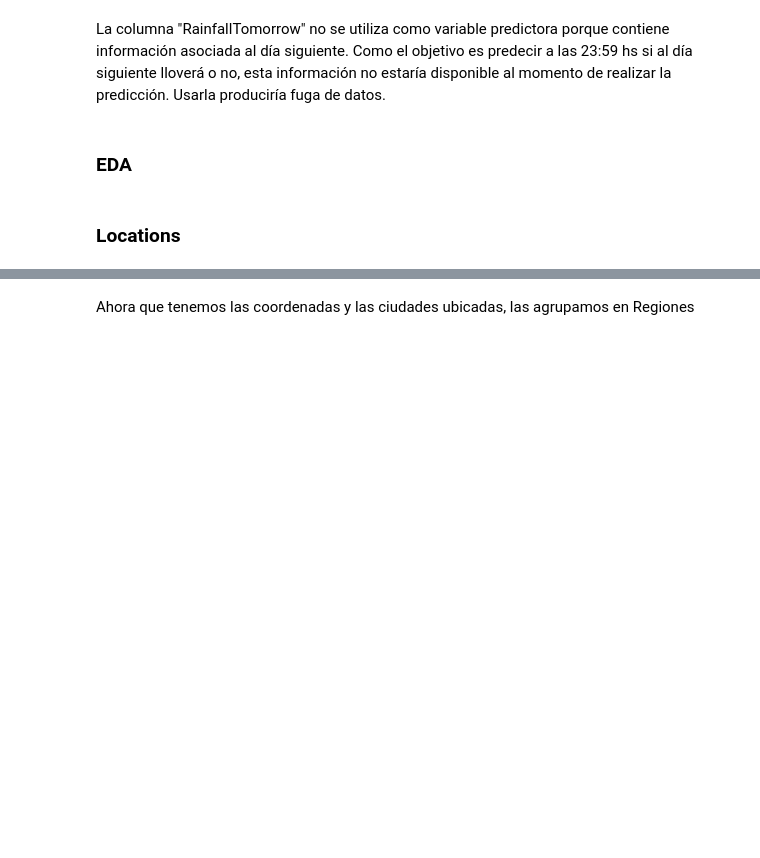
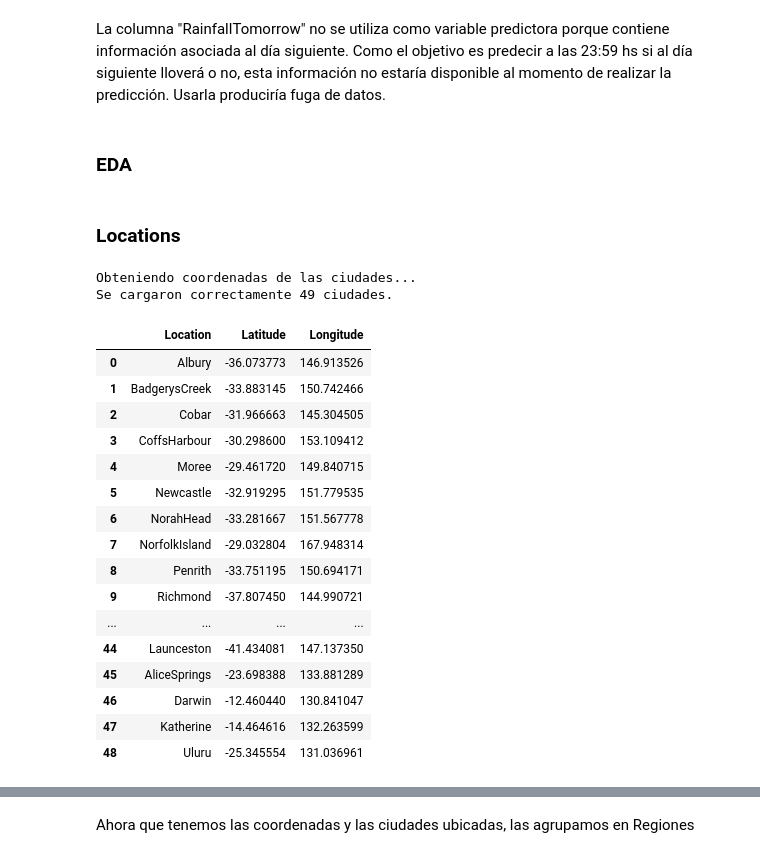
Before and after one commit to ZahirJacob/AA1-TUIA-Dimenna-Jacob-Taborda, a Jupyter notebook: TP_clasificacion_AA1.ipynb, the cells around one changed output, grey strips where cells are left out. Saved outputs shown, nothing was run; the diff lists cells and outputs as text; code cells hidden in the pictures; blank space fills up the shorter version.

```diff
--- a/TP_clasificacion_AA1.ipynb
+++ b/TP_clasificacion_AA1.ipynb
@@ -113,13 +183,22 @@ def CamelCase(cadena: str) -> str:
   return resultado
 # %%
 ciudades = df['Location'].unique()
-geolocator = Nominatim(user_agent="climate_region_clustering")
-geocode = RateLimiter(geolocator.geocode, min_delay_seconds=1)  # evita baneos por rate limit
+geolocator = Nominatim(user_agent="climate_region_clustering", timeout=10)
+geocode = RateLimiter(
+    geolocator.geocode,
+    min_delay_seconds=1.2,
+    max_retries=3,
+    error_wait_seconds=5,
+    swallow_exceptions=True,
+    return_value_on_exception=None
+)
 # Obtener coordenadas
 coords = []
 contador = 0
+print("Obteniendo coordenadas de las ciudades...")
 for ciudad in ciudades:
   location = geocode(f"{CamelCase(ciudad)}, Australia")
+  #print(location)
   if location:
     lat = location.latitude
     lon = location.longitude
@@ -131,6 +210,29 @@ for ciudad in ciudades:
 
 df_coords = pd.DataFrame(coords, columns=["Location", "Latitude", "Longitude"])
 print(f"Se cargaron correctamente {contador} ciudades.")
+# %% [output]
+Obteniendo coordenadas de las ciudades...
+Se cargaron correctamente 49 ciudades.
+# %%
+df_coords.head(54)
+# %% [output]
+|  | Location | Latitude | Longitude |
+| 0 | Albury | -36.073773 | 146.913526 |
+| 1 | BadgerysCreek | -33.883145 | 150.742466 |
+| 2 | Cobar | -31.966663 | 145.304505 |
+| 3 | CoffsHarbour | -30.298600 | 153.109412 |
+| 4 | Moree | -29.461720 | 149.840715 |
+| 5 | Newcastle | -32.919295 | 151.779535 |
+| 6 | NorahHead | -33.281667 | 151.567778 |
+| 7 | NorfolkIsland | -29.032804 | 167.948314 |
+| 8 | Penrith | -33.751195 | 150.694171 |
+| 9 | Richmond | -37.807450 | 144.990721 |
+| ... | ... | ... | ... |
+| 44 | Launceston | -41.434081 | 147.137350 |
+| 45 | AliceSprings | -23.698388 | 133.881289 |
+| 46 | Darwin | -12.460440 | 130.841047 |
+| 47 | Katherine | -14.464616 | 132.263599 |
+| 48 | Uluru | -25.345554 | 131.036961 |
 # %%
 map = Map(location=[-25.0, 133.0], zoom_start=4)
 for _, row in df_coords.iterrows():
```
Also changed, not shown: parts of 110 cells of this notebook.
